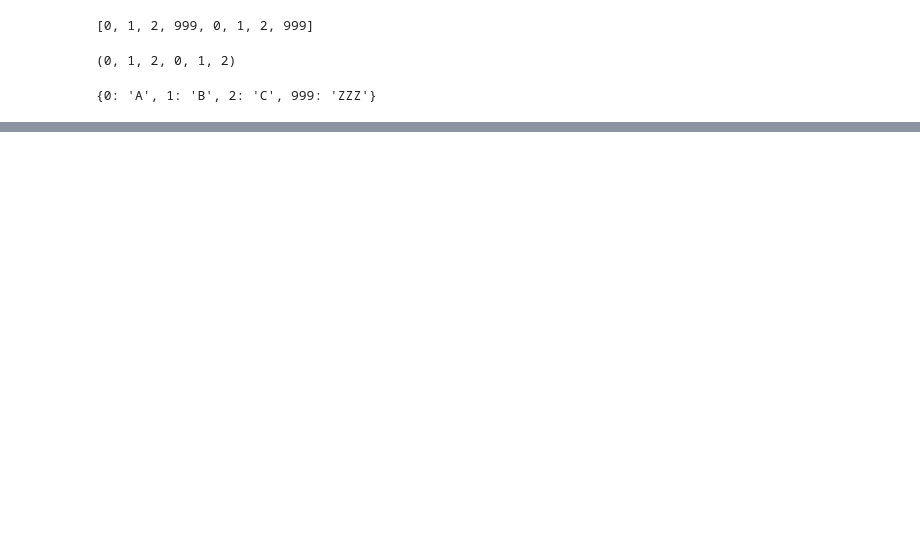
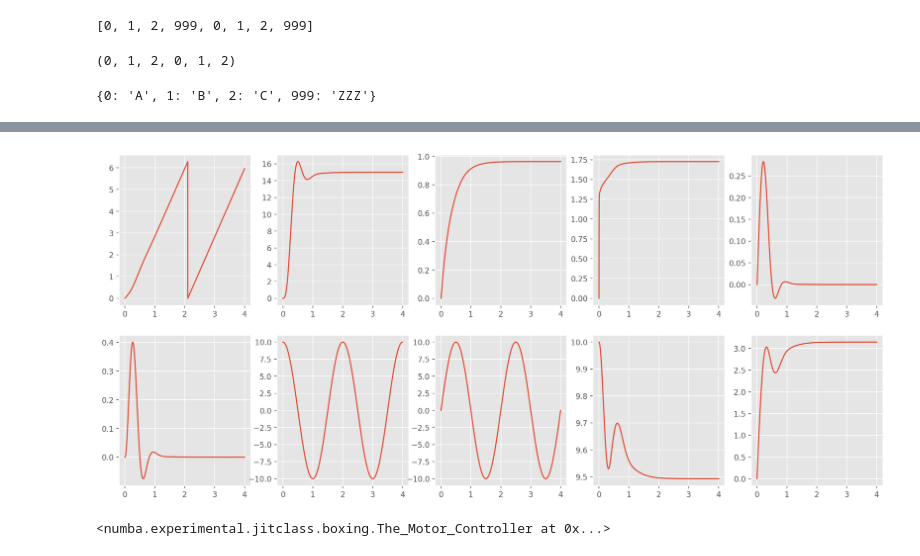
Before and after one commit to horychen/ee275, a Jupyter notebook: python_tutorial_cjh.ipynb, the cells around one changed output, grey strips where cells are left out. Saved outputs shown, nothing was run; the diff lists cells and outputs as text; code cells hidden in the pictures; blank space fills up the shorter version.

```diff
--- a/python_tutorial_cjh.ipynb
+++ b/python_tutorial_cjh.ipynb
@@ -189,0 +623,37 @@ array([0. , 0.1, 0.2, 0.3, 0.4, 0.5, 0.6, 0.7, 0.8, 0.9])
+# %%
+
+npp,  IN,   R,   Ld,    Lq,  KE, Rreq,     Js = \
+  2, 4.6, 5.5, 0.58, 0.022,   0,  2.1, 630e-4
+
+ACM = The_AC_Machine(npp, IN, R, Ld, Lq, KE, Rreq, Js)
+
+MACHINE_TS = 1e-4
+
+t0 = 0
+TIME = 4
+machine_times, watch_data = ACMSimPyIncremental(t0, TIME, ACM=ACM)
+
+fig, axes = plt.subplots(2, 5, dpi=200, figsize=(18,8))
+fig.figsize=(30,9)
+for index, trace in enumerate(watch_data):
+    if index > 9:
+        break
+    _ = (axes.ravel()[index]).plot(machine_times, trace)
+#     _ = plt.figure()
+#     _ = plt.plot(trace)
+# %% [output]
+[figure, added]
+# %%
+# Define a controller so we can change the excitation frequency without re-compiling codes
+@jitclass(
+    spec=[
+        ('THE_FREQUENCY', float64),
+    ])
+class The_Motor_Controller:
+    def __init__(self, THE_FREQUENCY):
+        self.THE_FREQUENCY = THE_FREQUENCY
+
+CTRL = The_Motor_Controller(THE_FREQUENCY = 0.5)
+CTRL
+# %% [output]
+<numba.experimental.jitclass.boxing.The_Motor_Controller at 0x...>
```
Also changed, not shown: parts of 15 cells of this notebook, 1 other file.
